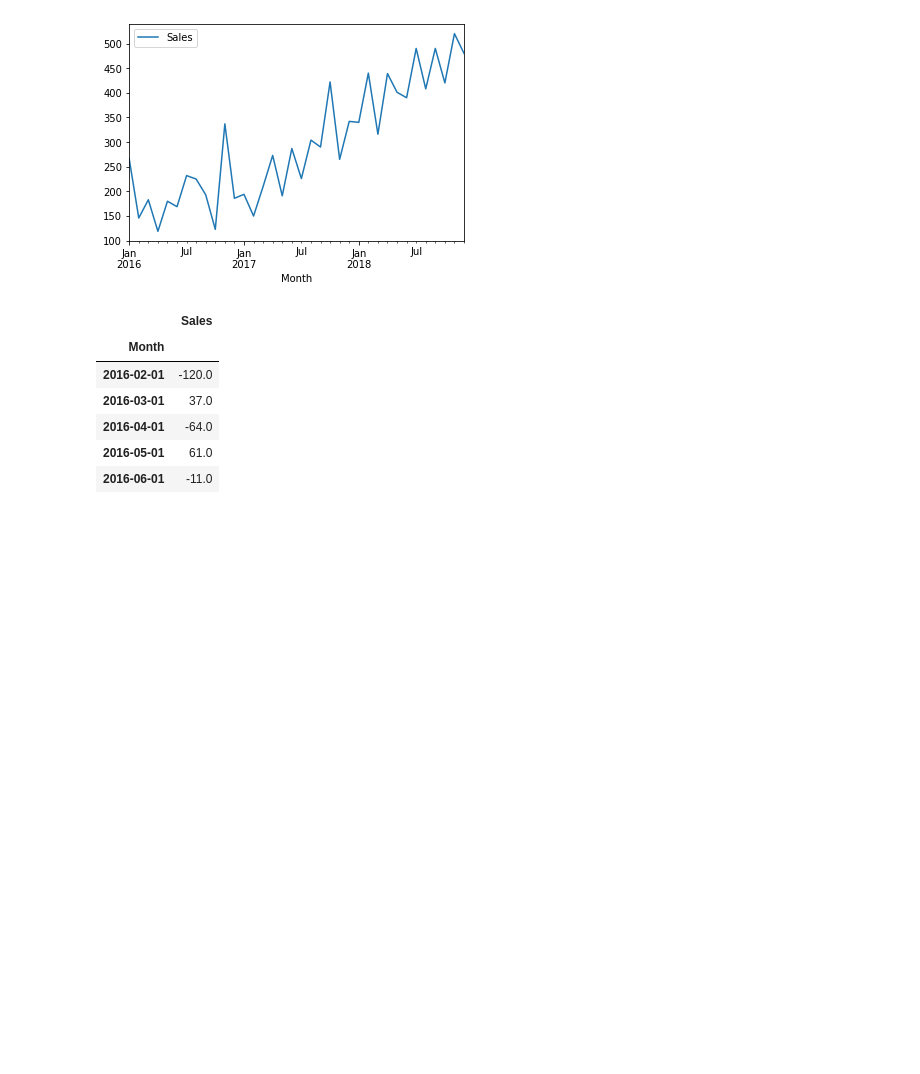
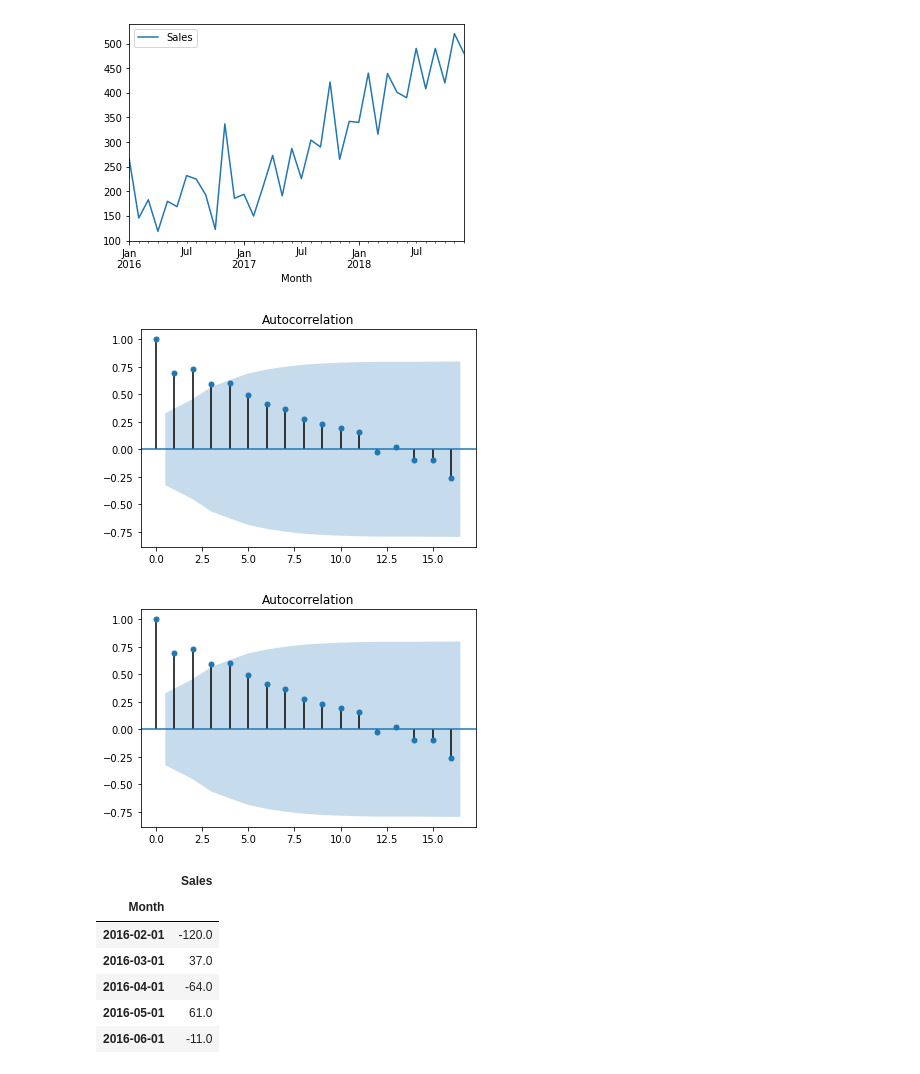
Before and after one commit to rnsandeep/time_series, a Jupyter notebook: car_sales.ipynb, the cells around one changed output. Saved outputs shown, nothing was run; the diff lists cells and outputs as text; code cells hidden in the pictures; blank space fills up the shorter version.

```diff
--- a/car_sales.ipynb
+++ b/car_sales.ipynb
@@ -29,0 +32,5 @@ sales.plot()
+# %%
+plot_acf(sales)
+# %% [output]
+[figure, added]
+[figure, added]
```
Also changed, not shown: parts of 30 cells of this notebook, 1 other file.
